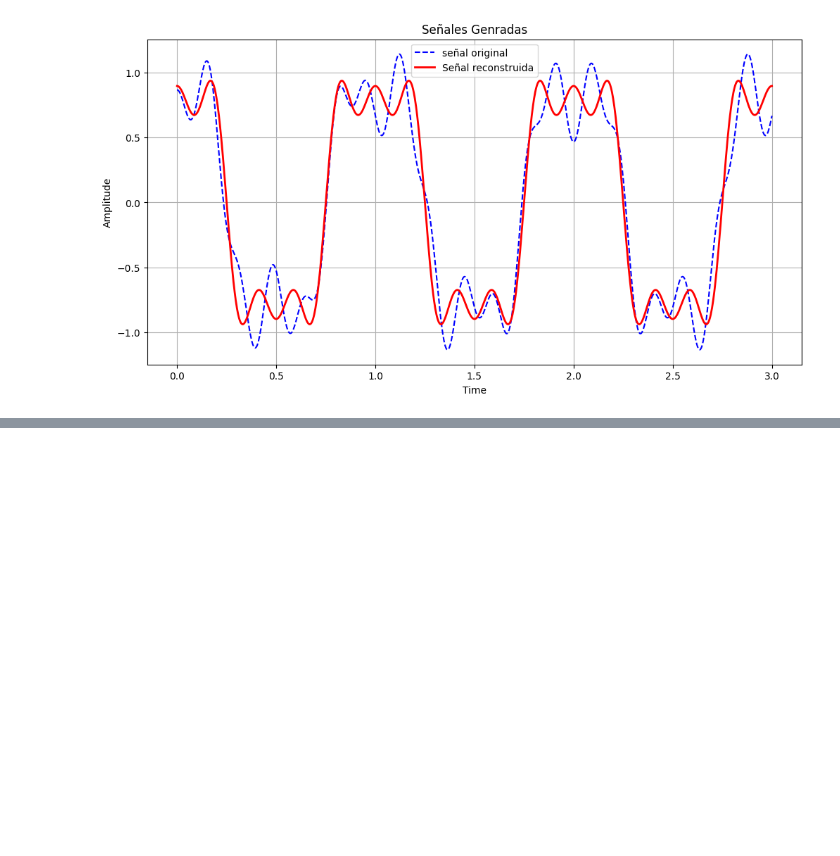
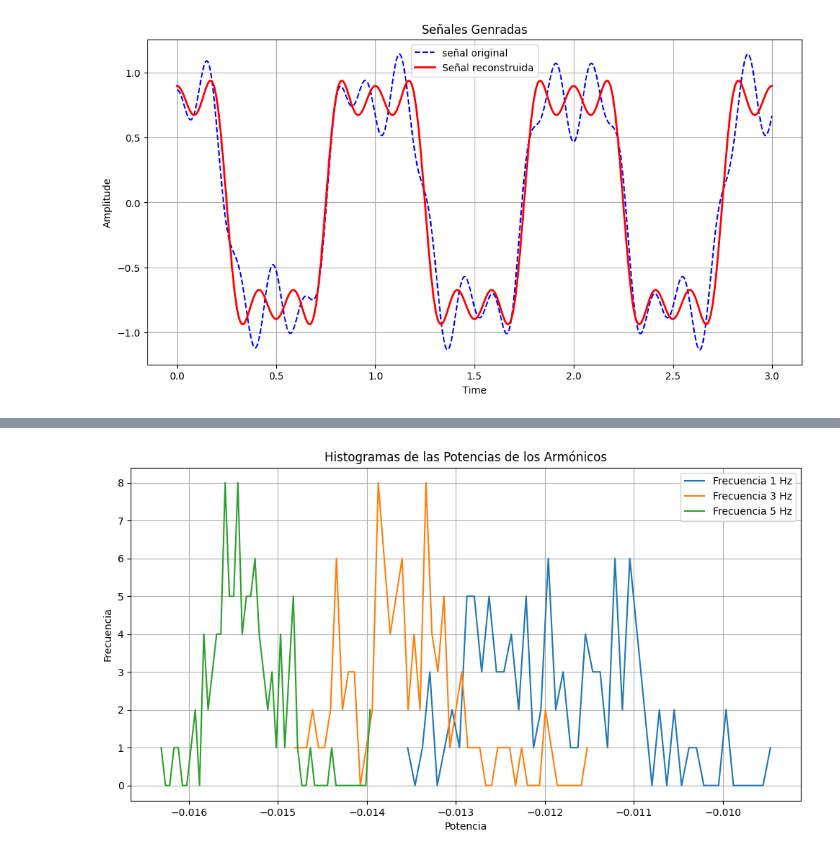
Before and after one commit to Edward1304/Signals-Theory-Edward, a Jupyter notebook: Predict_PSD_NN_MLP.ipynb, the cells around one changed output, grey strips where cells are left out. Cells and saved outputs as stored; diff of their text form; code cells hidden in the pictures; blank space fills up the shorter version.

Commit message:
Entregado /Prediccion armonicos con histrograma y  KDE

```diff
--- a/Predict_PSD_NN_MLP.ipynb
+++ b/Predict_PSD_NN_MLP.ipynb
@@ -536,0 +535,66 @@ plt.show()
+# %%
+import numpy as np
+
+# Parámetros de la señal
+M_points_signal = 1024
+freq1 = 1
+freq2 = 3
+freq3 = 5
+sampling_rate = 100
+
+# Crear el vector de tiempo
+t = np.linspace(0, 1, M_points_signal)
+
+# Generar nuevas señales
+new_signals = []
+for i in range(100):
+    signal = (np.cos(2 * np.pi * freq1 * t) - np.cos(2 * np.pi * freq2 * t) + np.cos(2 * np.pi * freq3 * t) + np.random.normal(0, 0.1, M_points_signal))
+    new_signals.append(signal)
+
+new_signals = np.array(new_signals)
+
+# Crear el vector de frecuencias asociado a la PSD
+freq = np.fft.fftfreq(M_points_signal, d=1/sampling_rate)
+
+# Listas para almacenar los historiales
+historial_f1 = []
+historial_f3 = []
+historial_f5 = []
+
+# Hacer predicciones y extraer los valores de PSD en frecuencias específicas
+for j in range(len(new_signals)):
+    predicted_psd = model.predict(new_signals[j].reshape(-1, 1))
+
+    for freq_val in [1, 3, 5]:
+        # Encontrar el índice de la frecuencia más cercana
+        idx = np.argmin(np.abs(freq - freq_val))
+        value_psd = predicted_psd[idx]  # Acceder correctamente a la predicción
+
+        # Almacenar el valor de PSD en el historial correspondiente
+        if freq_val == 1:
+            historial_f1.append(value_psd)
+        elif freq_val == 3:
+            historial_f3.append(value_psd)
+        elif freq_val == 5:
+            historial_f5.append(value_psd)
+
+# Ahora puedes calcular los histogramas de las potencias del primer, segundo y tercer armónico
+hist_f1, bins_f1 = np.histogram(historial_f1, bins=50)
+hist_f3, bins_f3 = np.histogram(historial_f3, bins=50)
+hist_f5, bins_f5 = np.histogram(historial_f5, bins=50)
+
+
+
+
+# Graficar los histogramas
+plt.figure(figsize=(12, 6))
+plt.plot(bins_f1[:-1], hist_f1, label='Frecuencia 1 Hz')
+plt.plot(bins_f3[:-1], hist_f3, label='Frecuencia 3 Hz')
+plt.plot(bins_f5[:-1], hist_f5, label='Frecuencia 5 Hz')
+plt.xlabel('Potencia')
+plt.ylabel('Frecuencia')
+plt.title('Histogramas de las Potencias de los Armónicos')
+plt.legend()
+plt.grid(True)
+plt.show()
+# %% [output]
@@ -536,0 +618 @@ plt.show()
+[figure, added]
```
Also changed, not shown: parts of 15 cells of this notebook.
